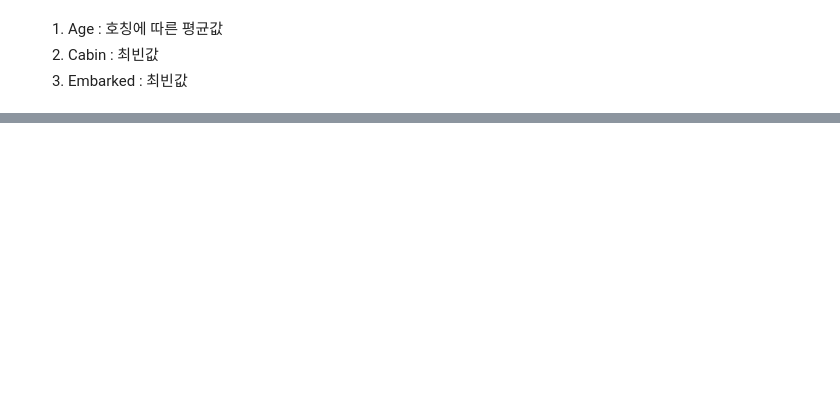
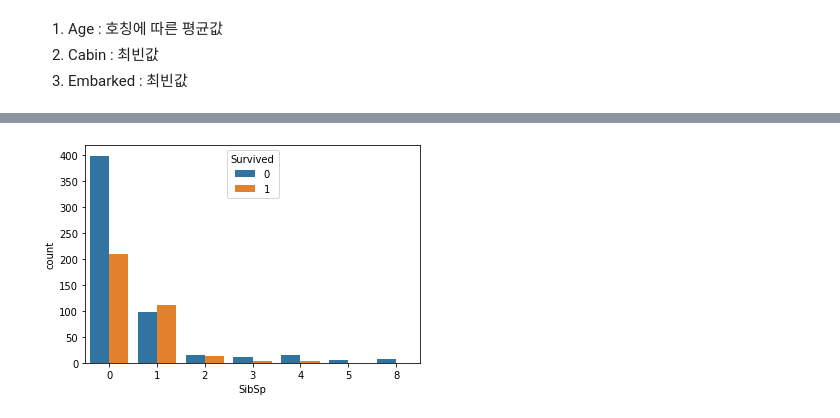
Before and after one commit to runacian0221/TItanic-Project, a Jupyter notebook: Titanic-SSY.ipynb, the cells around one changed output, grey strips where cells are left out. Saved outputs shown, nothing was run; the diff lists cells and outputs as text; code cells hidden in the pictures; blank space fills up the shorter version.

```diff
--- a/Titanic-SSY.ipynb
+++ b/Titanic-SSY.ipynb
@@ -183,0 +243,5 @@ dtype: int64
+# %%
+# 함께 탐승한 형제자매, 아내, 남편의 수에 따른 생존, 사망자 수
+sns.countplot(data = train_df, x = 'SibSp', hue = 'Survived');
+# %% [output]
+[figure, added]
```
Also changed, not shown: parts of 45 cells of this notebook.
